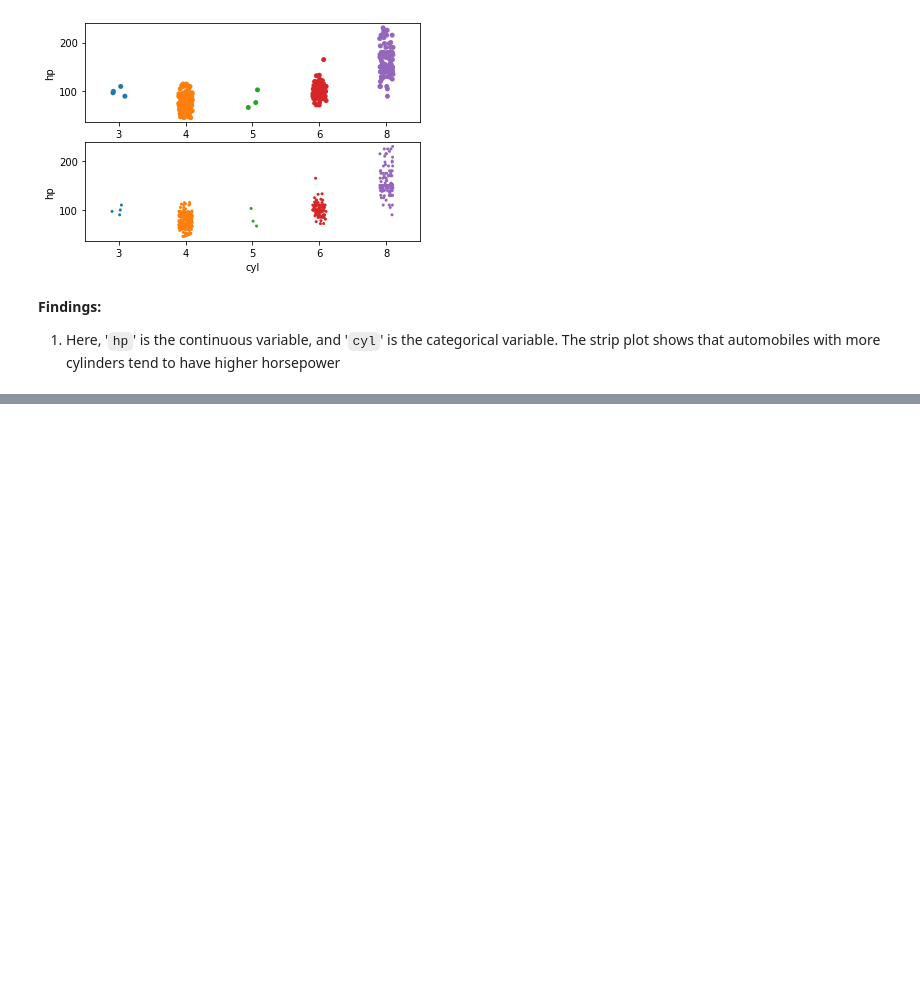
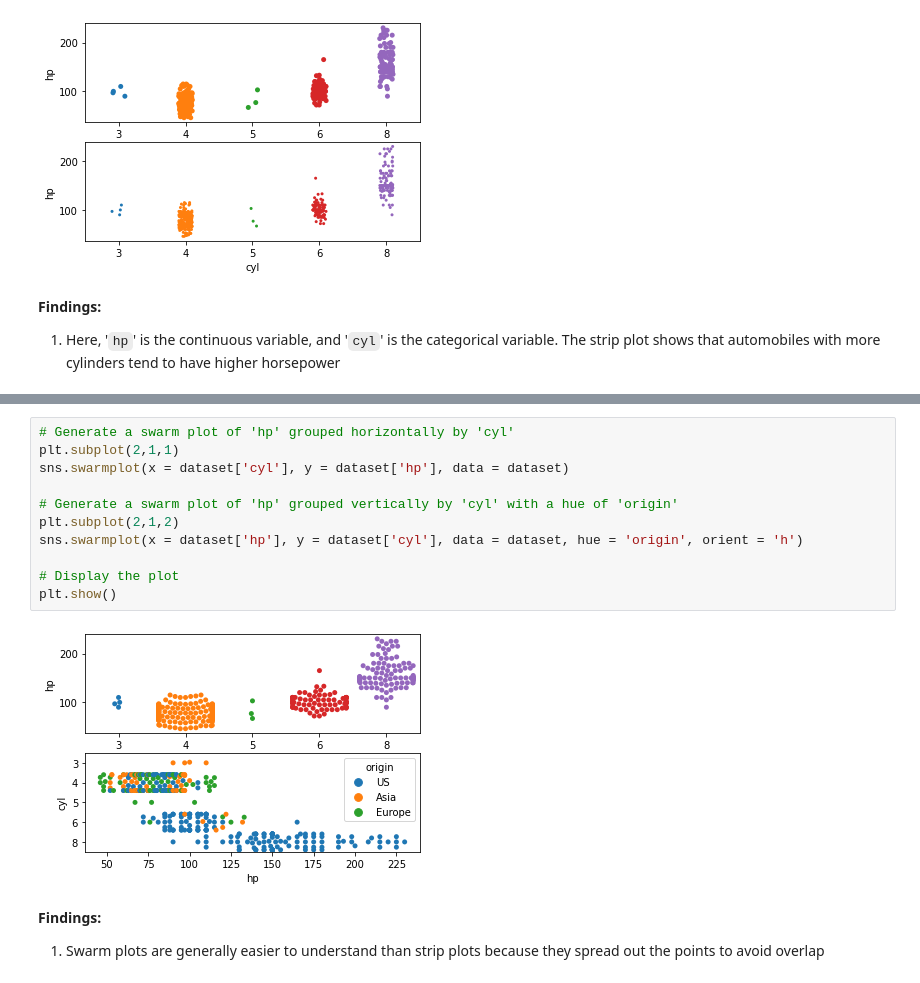
Before and after one commit to zaedulislam/Introduction_to_Data_Visualization_in_Python, a Jupyter notebook: 3. Statistical plots with Seaborn/Statistical plots with Seaborn.ipynb, the cells around one changed output, grey strips where cells are left out. Cells and saved outputs as stored; diff of their text form; blank space fills up the shorter version.

Commit message:
Constructing swarm plots

```diff
--- a/3. Statistical plots with Seaborn/Statistical plots with Seaborn.ipynb
+++ b/3. Statistical plots with Seaborn/Statistical plots with Seaborn.ipynb
@@ -140,0 +150,16 @@ plt.show()
+# %%
+# Generate a swarm plot of 'hp' grouped horizontally by 'cyl'
+plt.subplot(2,1,1)
+sns.swarmplot(x = dataset['cyl'], y = dataset['hp'], data = dataset)
+
+# Generate a swarm plot of 'hp' grouped vertically by 'cyl' with a hue of 'origin'
+plt.subplot(2,1,2)
+sns.swarmplot(x = dataset['hp'], y = dataset['cyl'], data = dataset, hue = 'origin', orient = 'h')
+
+# Display the plot
+plt.show()
+# %% [output]
+[figure, added]
+# %% [markdown]
+**Findings:**
+1. Swarm plots are generally easier to understand than strip plots because they spread out the points to avoid overlap
```
Also changed, not shown: parts of 2 cells of this notebook.
